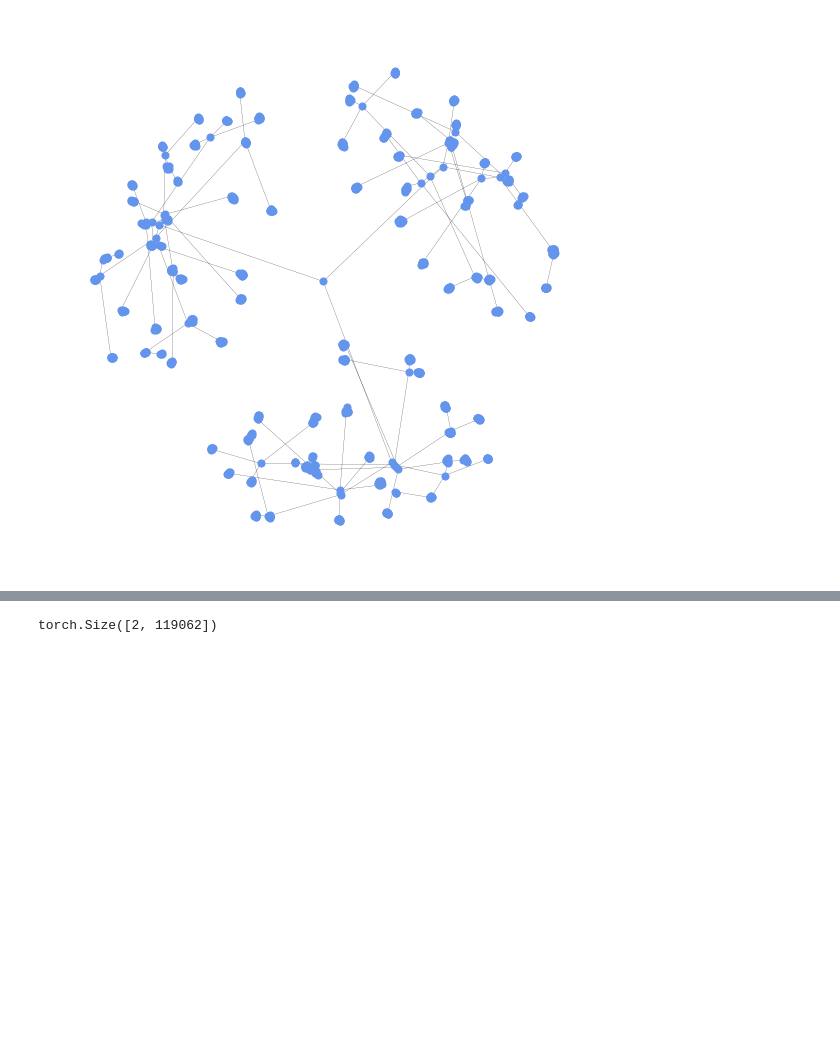
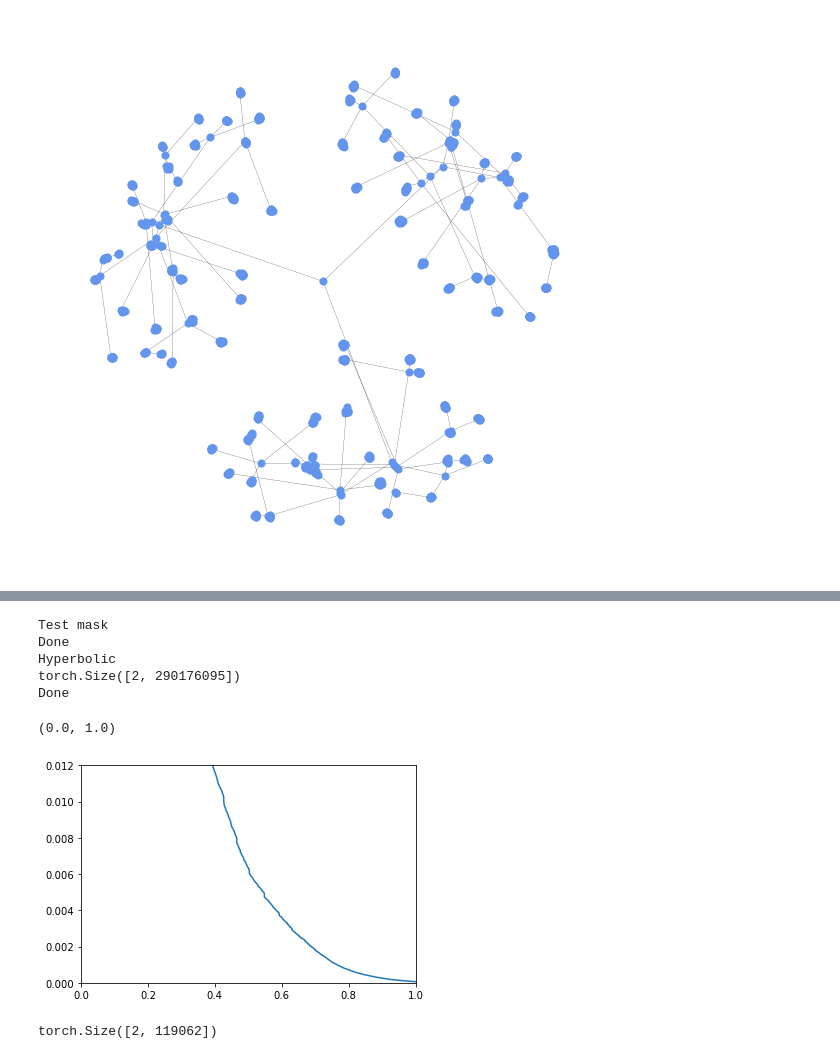
Before and after one commit to martinfama/LPGNN, a Jupyter notebook: Poincare_Embeddings.ipynb, the cells around one changed output, grey strips where cells are left out. Cells and saved outputs as stored; diff of their text form; code cells hidden in the pictures; blank space fills up the shorter version.

```diff
--- a/Poincare_Embeddings.ipynb
+++ b/Poincare_Embeddings.ipynb
@@ -56,3 +93,18 @@ ASI = pyg.data.Data(edge_index=ASI)
+# %%
+R, P = LPGNN.LinkPrediction.precision_recall_score_file(ASI_LaBNE, position_name='LaBNE_node_polar_positions', filename='data/Distance_Lists/ASI_LaBNE', chunk_size=20000, skip_file_prep=False)
+# %% [output]
+Test mask
+Done
+Hyperbolic
+torch.Size([2, 290176095])
+Done
+# %%
+plt.plot(R, P)
+plt.ylim(0, 0.012)
+plt.xlim(0, 1)
+# %% [output]
+(0.0, 1.0)
+[figure, added]
 # %%
 print(ASI.edge_index.shape)
 ASI_nx = nx.Graph(pyg.utils.to_networkx(ASI))
```
Also changed, not shown: parts of 15 cells of this notebook, 2 other files.
